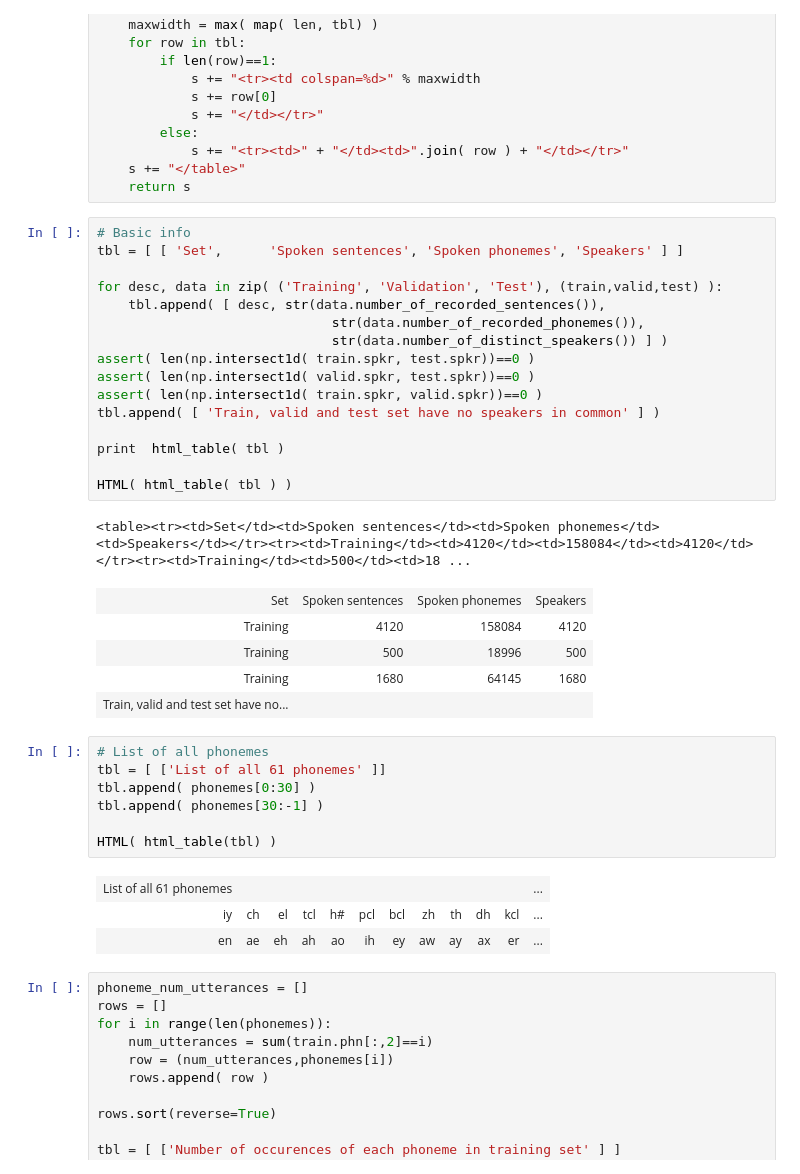
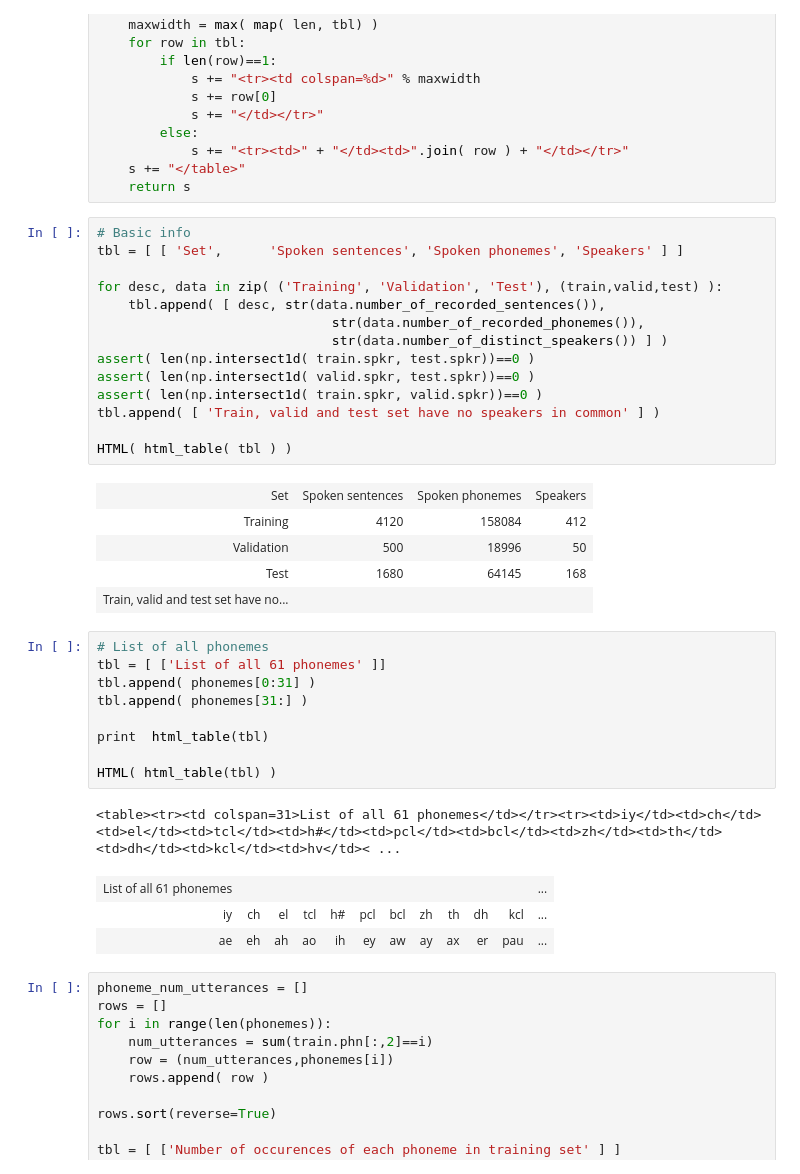
Before and after one commit to davidtob/UdeMDLCourse, a Jupyter notebook: Data Set Exploration/train_set_stats.ipynb, the cells around one changed output. Drawn from its saved outputs; the diff is of its cells as text.

Commit message:
Fixed bug in phoneme display

```diff
--- a/Data Set Exploration/train_set_stats.ipynb
+++ b/Data Set Exploration/train_set_stats.ipynb
@@ -30,27 +32,27 @@ assert( len(np.intersect1d( valid.spkr, test.spkr))==0 )
 assert( len(np.intersect1d( train.spkr, valid.spkr))==0 )
 tbl.append( [ 'Train, valid and test set have no speakers in common' ] )
 
-print  html_table( tbl )
-
 HTML( html_table( tbl ) )
 # %% [output]
-<table><tr><td>Set</td><td>Spoken sentences</td><td>Spoken phonemes</td><td>Speakers</td></tr><tr><td>Training</td><td>4120</td><td>158084</td><td>4120</td></tr><tr><td>Training</td><td>500</td><td>18 ...
 | Set | Spoken sentences | Spoken phonemes | Speakers |
-| Training | 4120 | 158084 | 4120 |
-| Training | 500 | 18996 | 500 |
-| Training | 1680 | 64145 | 1680 |
+| Training | 4120 | 158084 | 412 |
+| Validation | 500 | 18996 | 50 |
+| Test | 1680 | 64145 | 168 |
 | Train, valid and test set have no... |  |  |  |
 # %%
 # List of all phonemes
 tbl = [ ['List of all 61 phonemes' ]]
-tbl.append( phonemes[0:30] )
-tbl.append( phonemes[30:-1] )
+tbl.append( phonemes[0:31] )
+tbl.append( phonemes[31:] )
+
+print  html_table(tbl)
 
 HTML( html_table(tbl) )
 # %% [output]
+<table><tr><td colspan=31>List of all 61 phonemes</td></tr><tr><td>iy</td><td>ch</td><td>el</td><td>tcl</td><td>h#</td><td>pcl</td><td>bcl</td><td>zh</td><td>th</td><td>dh</td><td>kcl</td><td>hv</td>< ...
 | List of all 61 phonemes |  |  |  |  |  |  |  |  |  |  | ... |
 | iy | ch | el | tcl | h# | pcl | bcl | zh | th | dh | kcl | ... |
-| en | ae | eh | ah | ao | ih | ey | aw | ay | ax | er | ... |
+| ae | eh | ah | ao | ih | ey | aw | ay | ax | er | pau | ... |
 # %%
 phoneme_num_utterances = []
 rows = []
```
Also changed, not shown: parts of 1 cell of this notebook.
